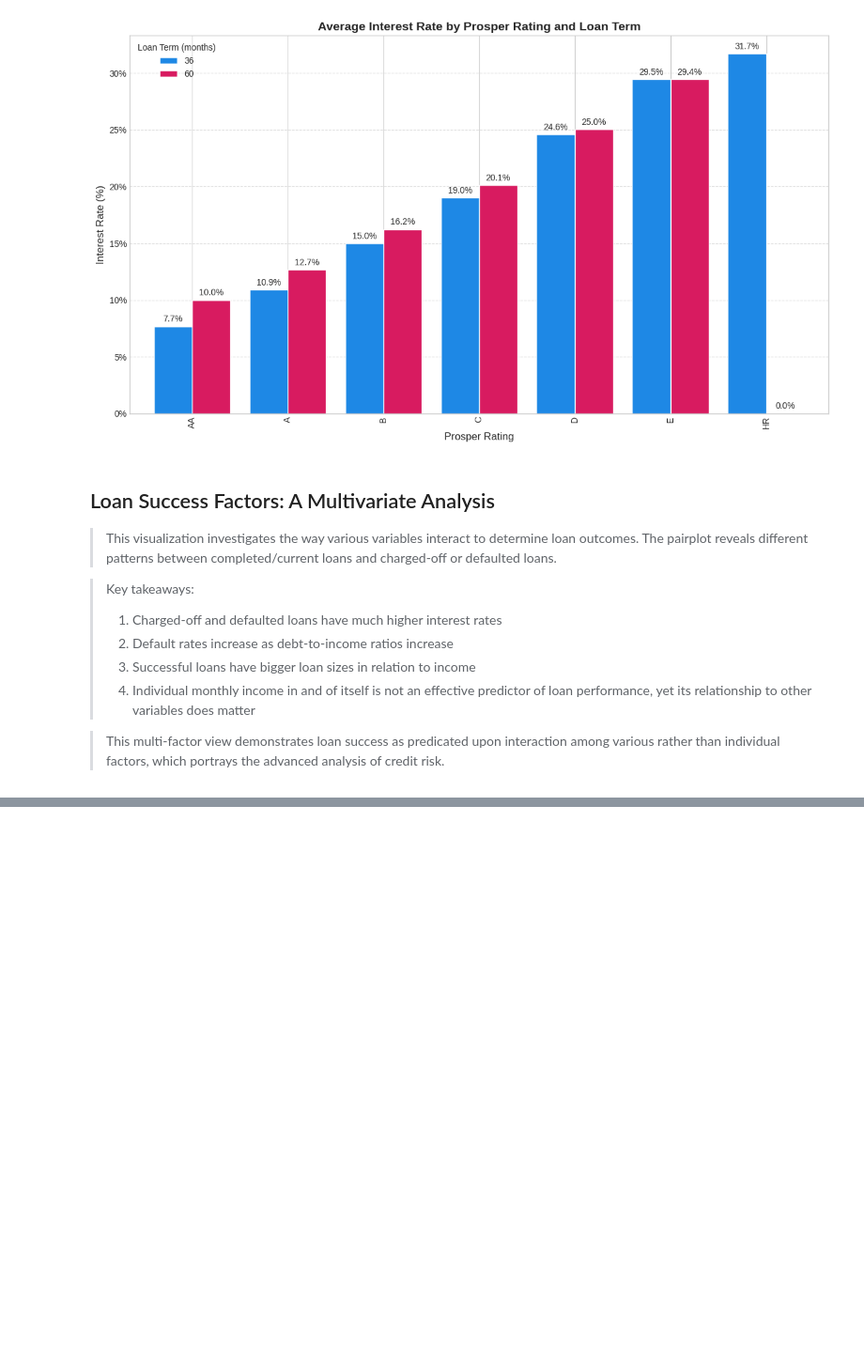
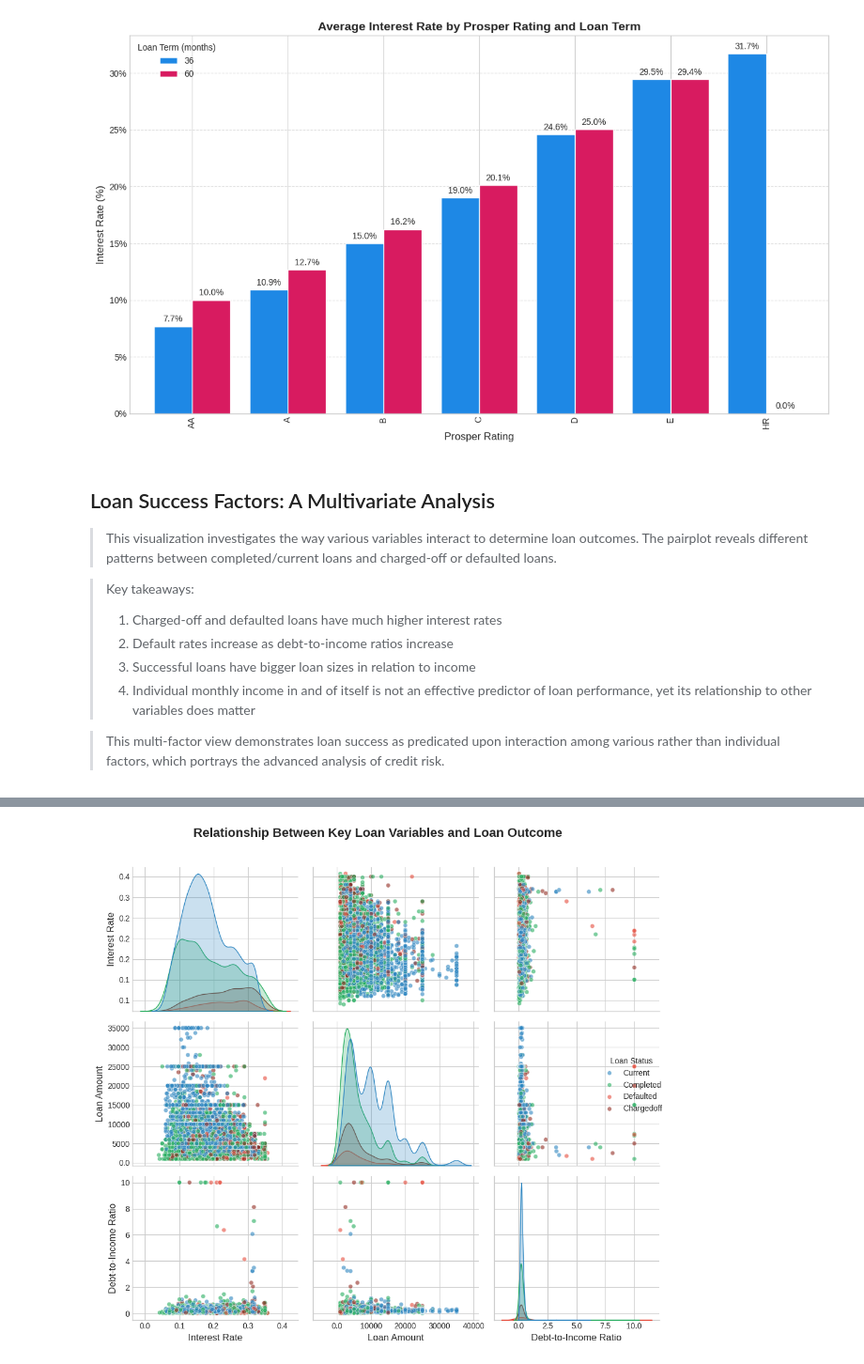
Before and after one commit to oYazan/CommunicateDataFinding, a Jupyter notebook: Part_II_explanatory_template.ipynb, the cells around one changed output, grey strips where cells are left out. Shown at 94% size. Saved outputs shown, nothing was run; the diff lists cells and outputs as text; code cells hidden in the pictures; blank space fills up the shorter version.

```diff
--- a/Part_II_explanatory_template.ipynb
+++ b/Part_II_explanatory_template.ipynb
@@ -204,0 +155,78 @@ plt.show()
+# %%
+# Create a polished pairplot showing the relationship between key variables and loan status
+# Define the proper order for loan statuses according to requirements
+loan_status_order = [
+    'Current',
+    'Completed',
+    'FinalPaymentInProgress',
+    'Past Due (1-15 days)',
+    'Past Due (16-30 days)',
+    'Past Due (31-60 days)',
+    'Past Due (61-90 days)',
+    'Past Due (>90 days)',
+    'Defaulted',
+    'Chargedoff'
+]
+
+# Check what values actually exist in the data
+print("Unique loan statuses in dataset:", df['LoanStatus'].unique())
+
+# Filter to include major loan statuses for clearer visualization
+# Only use statuses that are present in the data and in our order list
+available_statuses = [status for status in loan_status_order if status in df['LoanStatus'].unique()]
+filtered_df = df[df['LoanStatus'].isin(available_statuses)].copy()
+
+# Create a categorical type with our custom ordering
+filtered_df['LoanStatus'] = pd.Categorical(
+    filtered_df['LoanStatus'],
+    categories=available_statuses,
+    ordered=True
+)
+
+# For visualization purposes, use ONLY these statuses and make sure they're actually in the data
+simple_statuses = ['Current', 'Completed', 'Defaulted', 'Chargedoff']
+sample_df = filtered_df[filtered_df['LoanStatus'].isin(simple_statuses)].sample(5000, random_state=42)
+
+# Important: Remove unused categories to prevent the KeyError
+sample_df['LoanStatus'] = pd.Categorical(
+    sample_df['LoanStatus'],
+    categories=simple_statuses,  # Use only the categories we want
+    ordered=True
+)
+
+# Verify the statuses we're actually using
+print("Statuses in visualization sample:", sample_df['LoanStatus'].unique())
+print("Categories after cleanup:", sample_df['LoanStatus'].cat.categories.tolist())
+
+# Set a custom color palette that distinguishes good from bad outcomes
+colors = {
+    'Current': '#2E86C1',       # Blue
+    'Completed': '#27AE60',     # Green
+    'Defaulted': '#E74C3C',     # Red
+    'Chargedoff': '#922B21'     # Dark Red
+}
+
+# Select and rename variables for the pairplot
+plot_vars = ['BorrowerRate', 'LoanOriginalAmount', 'DebtToIncomeRatio']
+renamed_df = sample_df[plot_vars + ['LoanStatus']].copy()
+renamed_df.columns = ['Interest Rate', 'Loan Amount', 'Debt-to-Income Ratio', 'Loan Status']
+
+# Create the pairplot with improved aesthetics
+g = sns.pairplot(renamed_df, vars=['Interest Rate', 'Loan Amount', 'Debt-to-Income Ratio'],
+                 hue='Loan Status', palette=colors, diag_kind='kde', height=3,
+                 plot_kws={'alpha': 0.6, 's': 30, 'edgecolor': 'w', 'linewidth': 0.5})
+
+# Format the axis labels to improve readability
+for i in range(len(g.axes)):
+    for j in range(len(g.axes)):
+        if i < len(g.axes) - 1 and j < len(g.axes[0]) - 1:
+            g.axes[i, j].xaxis.set_major_formatter(plt.FuncFormatter(lambda x, _: '{:.0f}'.format(x) if x >= 1000 else '{:.1f}'.format(x)))
+            g.axes[i, j].yaxis.set_major_formatter(plt.FuncFormatter(lambda y, _: '{:.0f}'.format(y) if y >= 1000 else '{:.1f}'.format(y)))
+
+# Add a descriptive title
+plt.suptitle('Relationship Between Key Loan Variables and Loan Outcome',
+             fontsize=16, fontweight='bold', y=1.02)
+
+plt.tight_layout()
+plt.show()
+# %% [output]
@@ -205,3 +240,4 @@ plt.show()
+[figure, added]
 # %%
 # Export to HTML
 !jupyter nbconvert --to HTML Part_II_explanatory_template.ipynb
```
Also changed, not shown: parts of 3 cells of this notebook, 3 other files.
